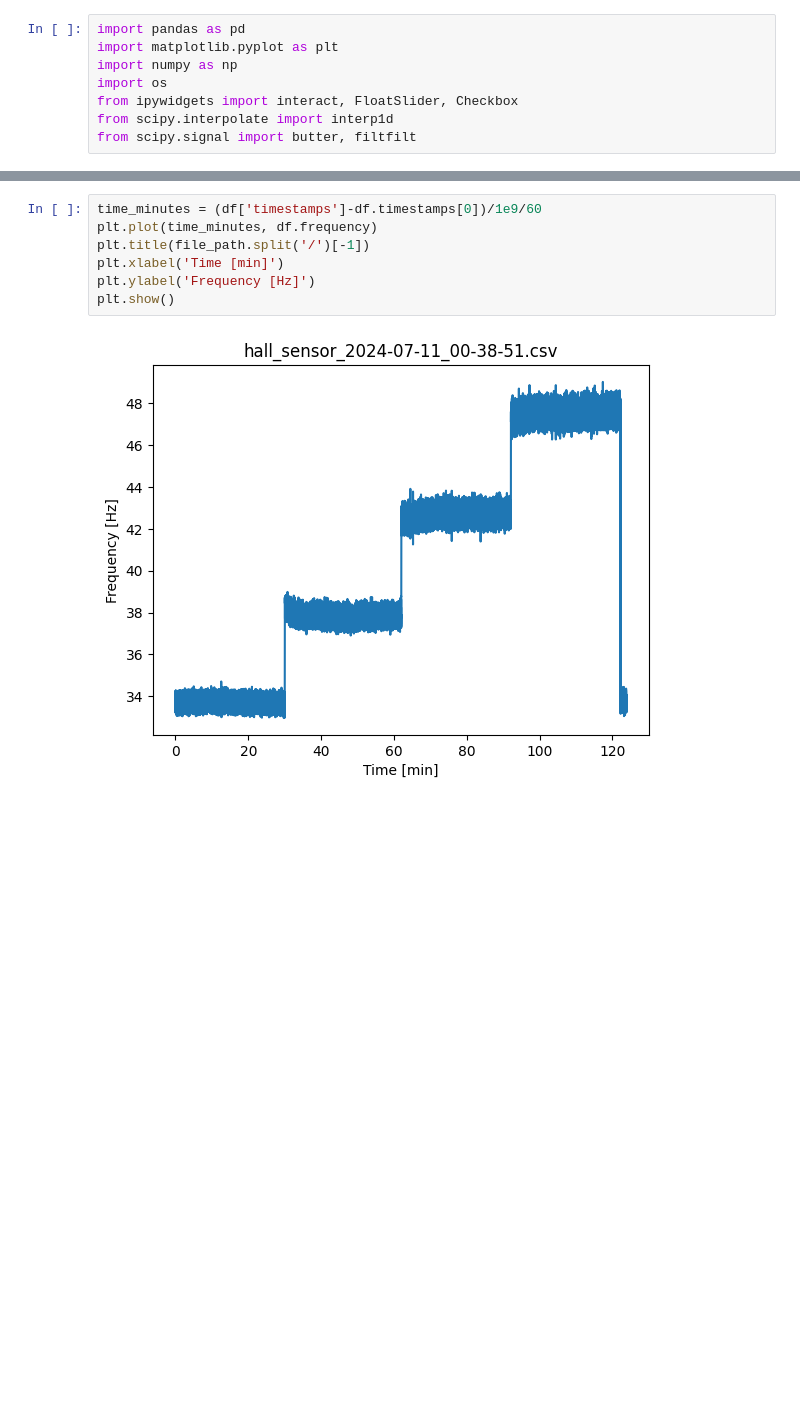
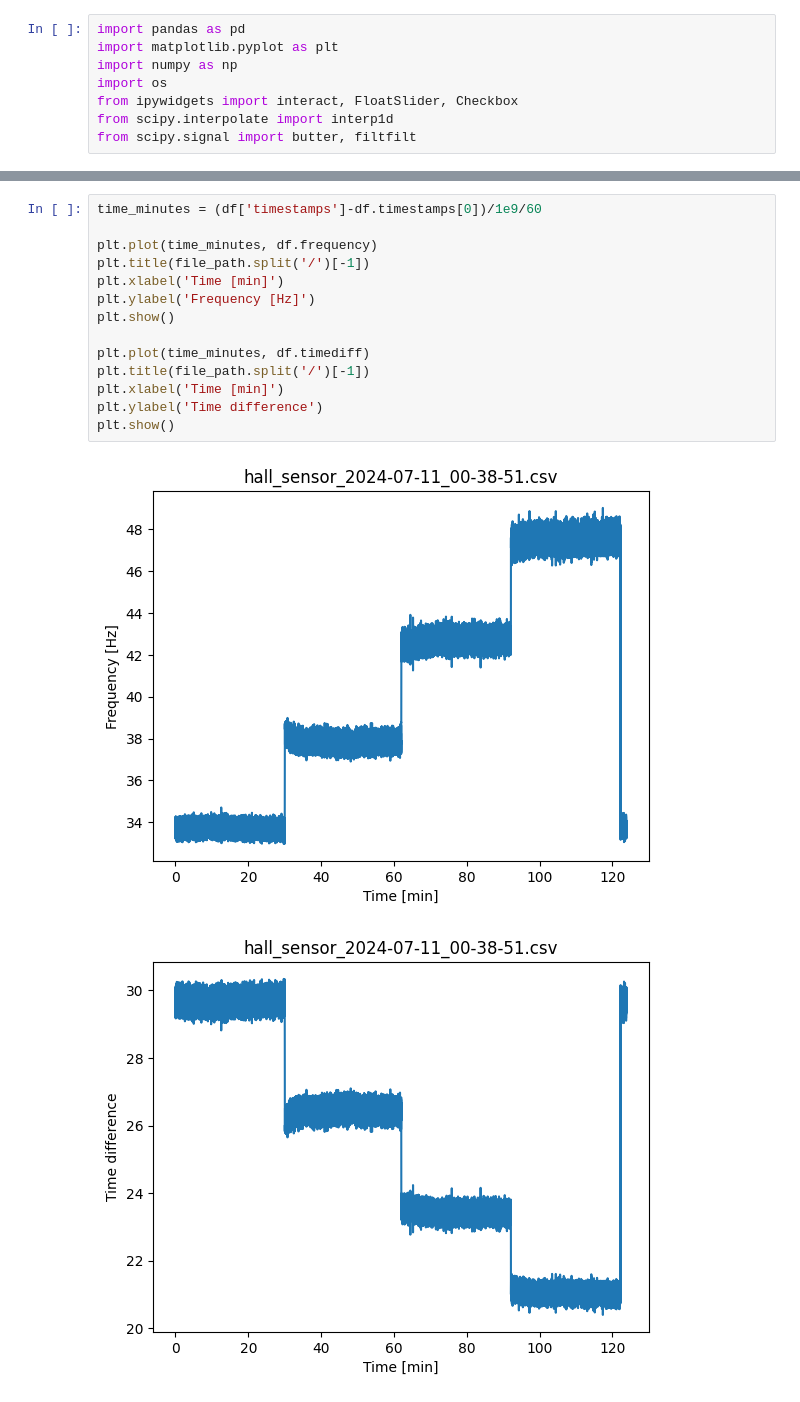
Before and after one commit to thdfw/gwks, a Jupyter notebook: pico/flowmeter/flow_data_analysis/filtering.ipynb, the cells around one changed output, grey strips where cells are left out. Drawn from its saved outputs; the diff is of its cells as text; blank space fills up the shorter version.

```diff
--- a/pico/flowmeter/flow_data_analysis/filtering.ipynb
+++ b/pico/flowmeter/flow_data_analysis/filtering.ipynb
@@ -27,13 +41,21 @@ display(df)
 299420 rows × 3 columns
 # %%
 time_minutes = (df['timestamps']-df.timestamps[0])/1e9/60
+
 plt.plot(time_minutes, df.frequency)
 plt.title(file_path.split('/')[-1])
 plt.xlabel('Time [min]')
 plt.ylabel('Frequency [Hz]')
 plt.show()
+
+plt.plot(time_minutes, df.timediff)
+plt.title(file_path.split('/')[-1])
+plt.xlabel('Time [min]')
+plt.ylabel('Time difference')
+plt.show()
 # %% [output]
 [figure]
+[figure, added]
 # %%
 def get_df(first_point, last_point):
     return df[int(first_point):int(last_point)]
```
Also changed, not shown: parts of 3 cells of this notebook.
